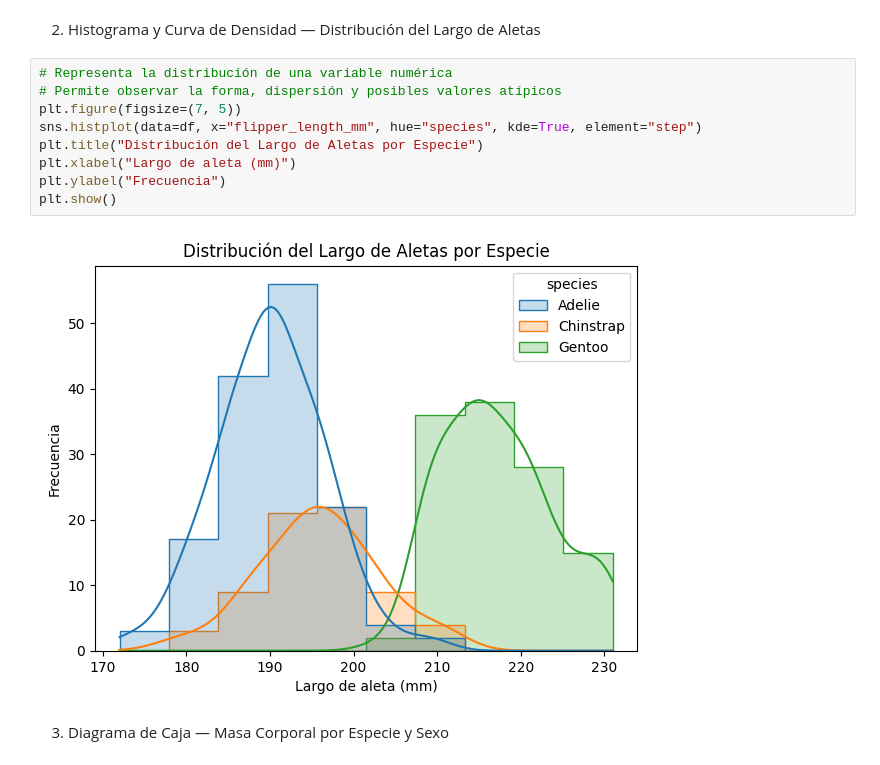
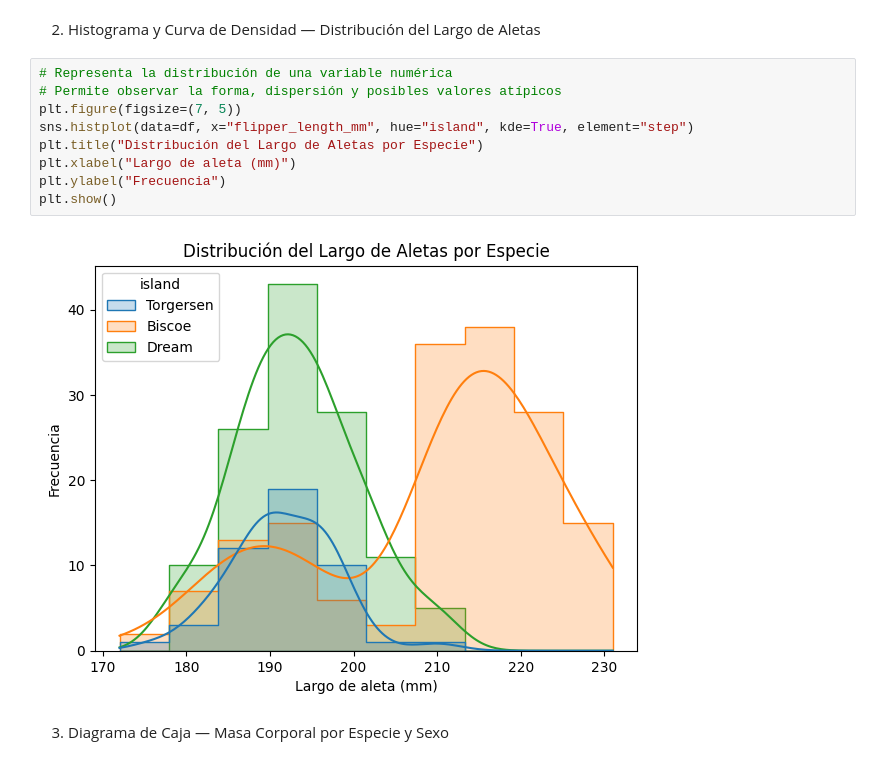
Before and after one commit to AlexEspinosa98/guayerd_class, a Jupyter notebook: clase_8/clase8.ipynb, the cells around one changed output. Saved outputs shown, nothing was run; the diff lists cells and outputs as text.

```diff
--- a/clase_8/clase8.ipynb
+++ b/clase_8/clase8.ipynb
@@ -93,14 +106,14 @@ plt.show()
 # %%
 # Representa la distribución de una variable numérica
 # Permite observar la forma, dispersión y posibles valores atípicos
 plt.figure(figsize=(7, 5))
-sns.histplot(data=df, x="flipper_length_mm", hue="species", kde=True, element="step")
+sns.histplot(data=df, x="flipper_length_mm", hue="island", kde=True, element="step")
 plt.title("Distribución del Largo de Aletas por Especie")
 plt.xlabel("Largo de aleta (mm)")
 plt.ylabel("Frecuencia")
 plt.show()
 # %% [output]
-[figure, old version]
+[figure, new version]
 # %% [markdown]
 3. Diagrama de Caja — Masa Corporal por Especie y Sexo
 # %%
```
Also changed, not shown: parts of 9 cells of this notebook, 3 other files.
